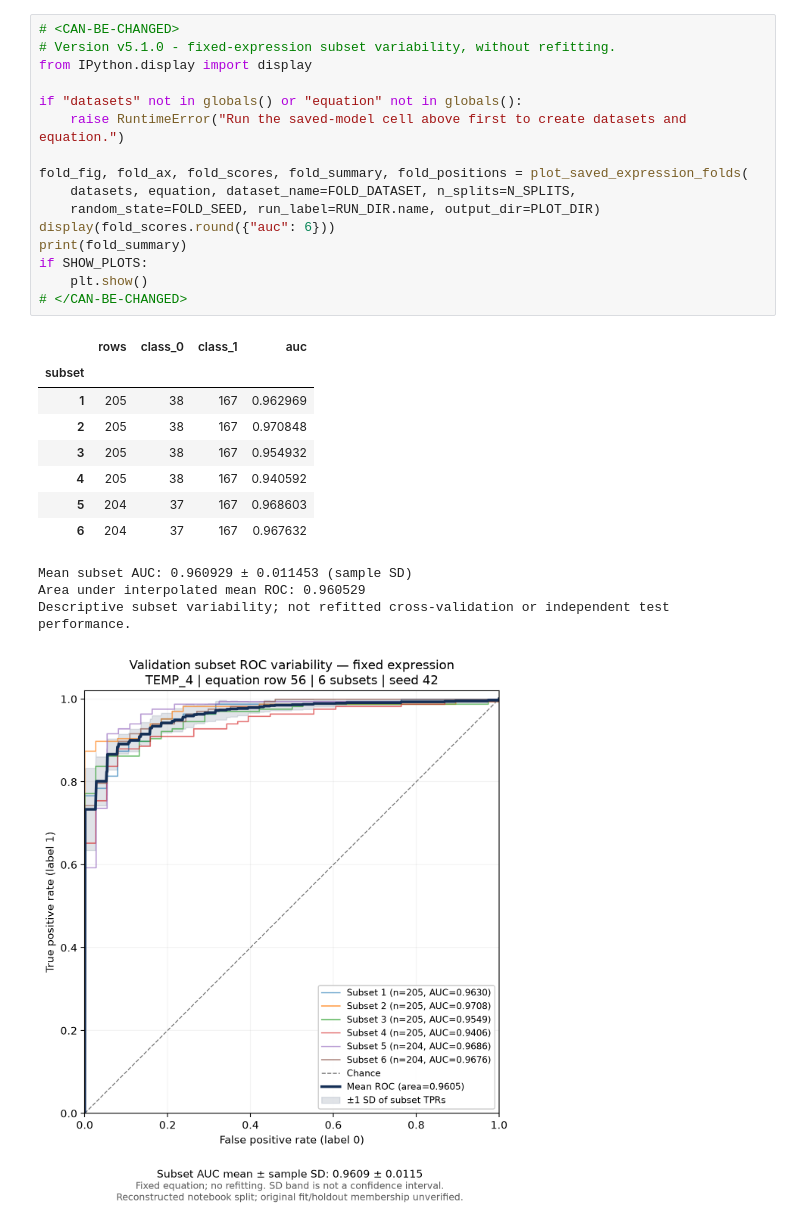
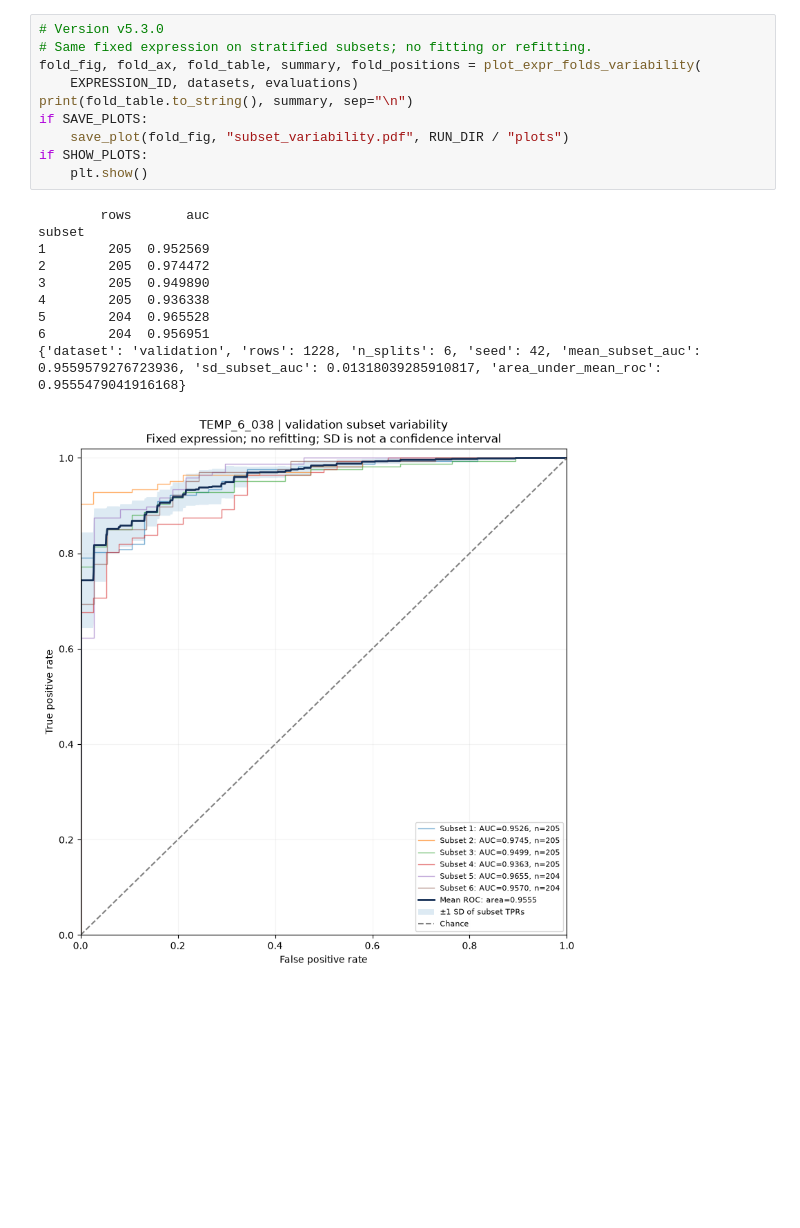
Before and after one commit to wadewolfie999/pysr_ext_higgs, a Jupyter notebook: plot.ipynb, the cells around one changed output. Saved outputs shown, nothing was run; the diff lists cells and outputs as text; blank space fills up the shorter version.

```diff
--- a/plot.ipynb
+++ b/plot.ipynb
@@ -44,29 +46,21 @@ Saved six vector PDFs and six 600 DPI PNGs in /Users/vaheedgorgeen/libs/train-sy
 # %%
-# <CAN-BE-CHANGED>
-# Version v5.1.0 - fixed-expression subset variability, without refitting.
-from IPython.display import display
-
-if "datasets" not in globals() or "equation" not in globals():
-    raise RuntimeError("Run the saved-model cell above first to create datasets and equation.")
-
-fold_fig, fold_ax, fold_scores, fold_summary, fold_positions = plot_saved_expression_folds(
-    datasets, equation, dataset_name=FOLD_DATASET, n_splits=N_SPLITS,
-    random_state=FOLD_SEED, run_label=RUN_DIR.name, output_dir=PLOT_DIR)
-display(fold_scores.round({"auc": 6}))
-print(fold_summary)
+# Version v5.3.0
+# Same fixed expression on stratified subsets; no fitting or refitting.
+fold_fig, fold_ax, fold_table, summary, fold_positions = plot_expr_folds_variability(
+    EXPRESSION_ID, datasets, evaluations)
+print(fold_table.to_string(), summary, sep="\n")
+if SAVE_PLOTS:
+    save_plot(fold_fig, "subset_variability.pdf", RUN_DIR / "plots")
 if SHOW_PLOTS:
     plt.show()
-# </CAN-BE-CHANGED>
 # %% [output]
-|  | rows | class_0 | class_1 | auc |
-| subset |  |  |  |  |
-| 1 | 205 | 38 | 167 | 0.962969 |
-| 2 | 205 | 38 | 167 | 0.970848 |
-| 3 | 205 | 38 | 167 | 0.954932 |
-| 4 | 205 | 38 | 167 | 0.940592 |
-| 5 | 204 | 37 | 167 | 0.968603 |
-| 6 | 204 | 37 | 167 | 0.967632 |
-Mean subset AUC: 0.960929 ± 0.011453 (sample SD)
-Area under interpolated mean ROC: 0.960529
-Descriptive subset variability; not refitted cross-validation or independent test performance.
+        rows       auc
+subset
+1        205  0.952569
+2        205  0.974472
+3        205  0.949890
+4        205  0.936338
+5        204  0.965528
+6        204  0.956951
+{'dataset': 'validation', 'rows': 1228, 'n_splits': 6, 'seed': 42, 'mean_subset_auc': 0.9559579276723936, 'sd_subset_auc': 0.01318039285910817, 'area_under_mean_roc': 0.9555479041916168}
-[figure, old version]
+[figure, new version]
```
Also changed, not shown: parts of 1 cell of this notebook, 4 other files.
